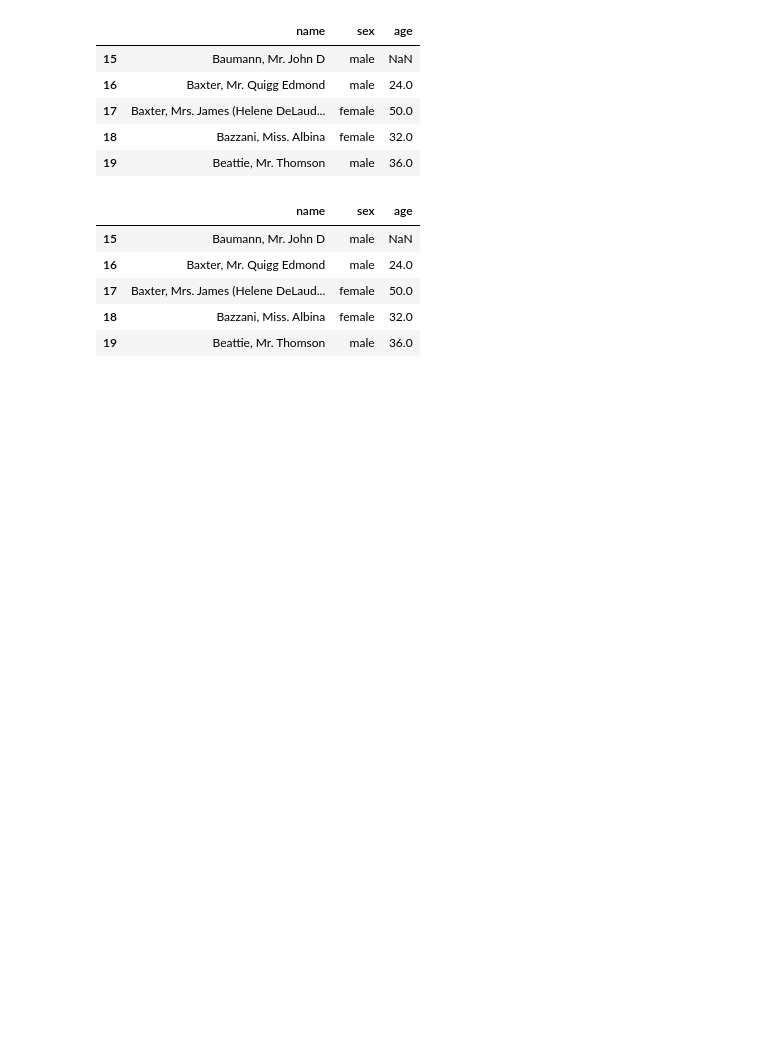
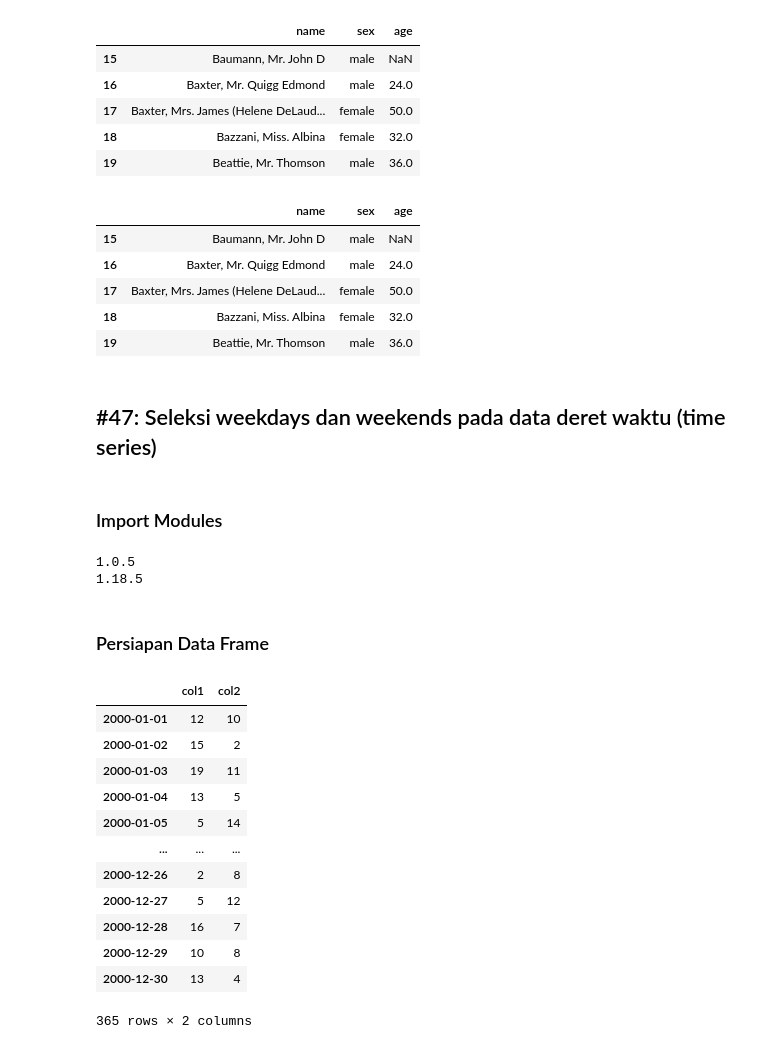
Before and after one commit to boedybios/pandas_tricks, a Jupyter notebook: pandas_tricks.ipynb, the cells around one changed output. Drawn from its saved outputs; the diff is of its cells as text; code cells hidden in the pictures; blank space fills up the shorter version.

```diff
--- a/pandas_tricks.ipynb
+++ b/pandas_tricks.ipynb
@@ -2973,3 +2973,42 @@ df.loc[:, 'name':'age'].iloc[15:20, :]
 | 17 | Baxter, Mrs. James (Helene DeLaud... | female | 50.0 |
 | 18 | Bazzani, Miss. Albina | female | 32.0 |
 | 19 | Beattie, Mr. Thomson | male | 36.0 |
+# %% [markdown]
+## \#47: Seleksi weekdays dan weekends pada data deret waktu (time series)
+# %% [markdown]
+### Import Modules
+# %%
+import pandas as pd
+import numpy as np
+
+print(pd.__version__)
+print(np.__version__)
+# %% [output]
+1.0.5
+1.18.5
+# %% [markdown]
+### Persiapan Data Frame
+# %%
+n_rows = 365
+n_cols = 2
+cols = ['col1', 'col2']
+
+df = pd.DataFrame(np.random.randint(1, 20, size=(n_rows, n_cols)),
+                  columns=cols)
+
+df.index = pd.util.testing.makeDateIndex(n_rows, freq='D')
+df
+# %% [output]
+|  | col1 | col2 |
+| 2000-01-01 | 12 | 10 |
+| 2000-01-02 | 15 | 2 |
+| 2000-01-03 | 19 | 11 |
+| 2000-01-04 | 13 | 5 |
+| 2000-01-05 | 5 | 14 |
+| ... | ... | ... |
+| 2000-12-26 | 2 | 8 |
+| 2000-12-27 | 5 | 12 |
+| 2000-12-28 | 16 | 7 |
+| 2000-12-29 | 10 | 8 |
+| 2000-12-30 | 13 | 4 |
+365 rows × 2 columns
```
Also changed, not shown: parts of 89 cells of this notebook.
